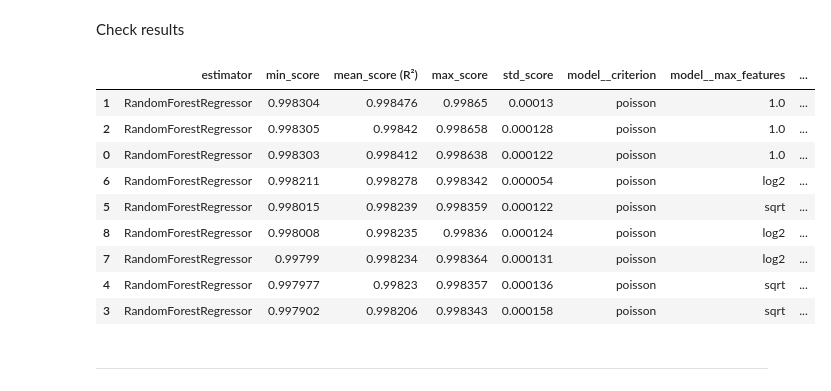
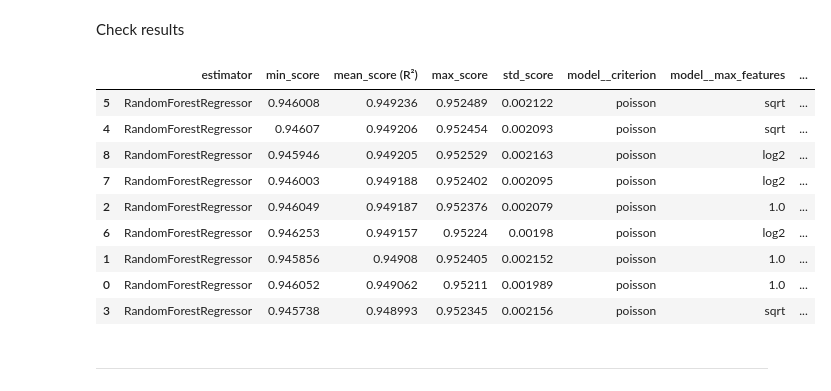
Before and after one commit to roeszler/filter-maintenance-predictor, a Jupyter notebook: jupyter_notebooks/05_refact - Modeling and Evaluation.ipynb, the cells around one changed output. Cells and saved outputs as stored; diff of their text form; code cells hidden in the pictures.

```diff
--- a/jupyter_notebooks/05_refact - Modeling and Evaluation.ipynb
+++ b/jupyter_notebooks/05_refact - Modeling and Evaluation.ipynb
@@ -174,0 +180,7 @@ df.sort_values('Data_No', ascending=True)
+# %%
+# data_no = df['Data_No'].map(str)
+# df.drop(['Data_No'], axis=1)
+dust = df['Dust'].map(str)
+df['Dust'] = dust
+df = df.drop(['Data_No'], axis=1)
+df.info()
@@ -411,0 +437,3 @@ df.head(3)
+# %%
+df = df.drop(['4point_EWM', 'log_EWM', 'change_DP', 'change_EWM', 'mass_g', 'cumulative_mass_g', 'Tt', 'filter_balance'], axis=1)
+df.head(3)
@@ -411,0 +447,24 @@ df.head(3)
+# %%
+# from sklearn.model_selection import train_test_split
+
+X_working, X_test, y_working, y_test = train_test_split(
+    df.drop(['RUL'], axis=1),
+    df['RUL'],
+    test_size=0.25,
+    random_state=8,
+    shuffle=True
+)
+
+X_train, X_validate, y_train, y_validate = train_test_split(
+    X_working,
+    y_working,
+    test_size=0.25,
+    random_state=8,
+    shuffle=True
+)
+
+print('\n', X_train.shape, y_train.shape, '= Train set\n',
+      X_validate.shape, y_validate.shape, '= Validate set\n',
+      X_test.shape, y_test.shape, '= Test set\n',
+      '===========\n',
+      df.shape[0], '= Total Observations\n')
@@ -520,8 +591,8 @@ params_search = {
 # %% [markdown]
 Extensive GridSearch CV
 # %%
-search_rfr = HyperparameterOptimizationSearch(models=models_search, params=params_search)
-search_rfr.fit(X_train, y_train, scoring='r2', n_jobs=-1, cv=5)
+search_regr = HyperparameterOptimizationSearch(models=models_search, params=params_search)
+search_regr.fit(X_train, y_train, scoring='r2', n_jobs=-1, cv=5)
 # %% [output]
 Running GridSearchCV for RandomForestRegressor
 
@@ -529,19 +600,19 @@ Fitting 5 folds for each of 9 candidates, totalling 45 fits
 # %% [markdown]
 Check results
 # %%
-grid_search_summary, grid_search_pipelines = search_rfr.score_summary(sort_by='mean_score (R²)')
+grid_search_summary, grid_search_pipelines = search_regr.score_summary(sort_by='mean_score (R²)')
 grid_search_summary
 # %% [output]
 |  | estimator | min_score | mean_score (R²) | max_score | std_score | model__criterion | model__max_features | ... |
-| 1 | RandomForestRegressor | 0.998304 | 0.998476 | 0.99865 | 0.00013 | poisson | 1.0 | ... |
-| 2 | RandomForestRegressor | 0.998305 | 0.99842 | 0.998658 | 0.000128 | poisson | 1.0 | ... |
-| 0 | RandomForestRegressor | 0.998303 | 0.998412 | 0.998638 | 0.000122 | poisson | 1.0 | ... |
-| 6 | RandomForestRegressor | 0.998211 | 0.998278 | 0.998342 | 0.000054 | poisson | log2 | ... |
-| 5 | RandomForestRegressor | 0.998015 | 0.998239 | 0.998359 | 0.000122 | poisson | sqrt | ... |
-| 8 | RandomForestRegressor | 0.998008 | 0.998235 | 0.99836 | 0.000124 | poisson | log2 | ... |
-| 7 | RandomForestRegressor | 0.99799 | 0.998234 | 0.998364 | 0.000131 | poisson | log2 | ... |
-| 4 | RandomForestRegressor | 0.997977 | 0.99823 | 0.998357 | 0.000136 | poisson | sqrt | ... |
-| 3 | RandomForestRegressor | 0.997902 | 0.998206 | 0.998343 | 0.000158 | poisson | sqrt | ... |
+| 5 | RandomForestRegressor | 0.946008 | 0.949236 | 0.952489 | 0.002122 | poisson | sqrt | ... |
+| 4 | RandomForestRegressor | 0.94607 | 0.949206 | 0.952454 | 0.002093 | poisson | sqrt | ... |
+| 8 | RandomForestRegressor | 0.945946 | 0.949205 | 0.952529 | 0.002163 | poisson | log2 | ... |
+| 7 | RandomForestRegressor | 0.946003 | 0.949188 | 0.952402 | 0.002095 | poisson | log2 | ... |
+| 2 | RandomForestRegressor | 0.946049 | 0.949187 | 0.952376 | 0.002079 | poisson | 1.0 | ... |
+| 6 | RandomForestRegressor | 0.946253 | 0.949157 | 0.95224 | 0.00198 | poisson | log2 | ... |
+| 1 | RandomForestRegressor | 0.945856 | 0.94908 | 0.952405 | 0.002152 | poisson | 1.0 | ... |
+| 0 | RandomForestRegressor | 0.946052 | 0.949062 | 0.95211 | 0.001989 | poisson | 1.0 | ... |
+| 3 | RandomForestRegressor | 0.945738 | 0.948993 | 0.952345 | 0.002156 | poisson | sqrt | ... |
 # %% [markdown]
 ---
 # %% [markdown]
```
Also changed, not shown: parts of 158 cells of this notebook, 3 other files.
